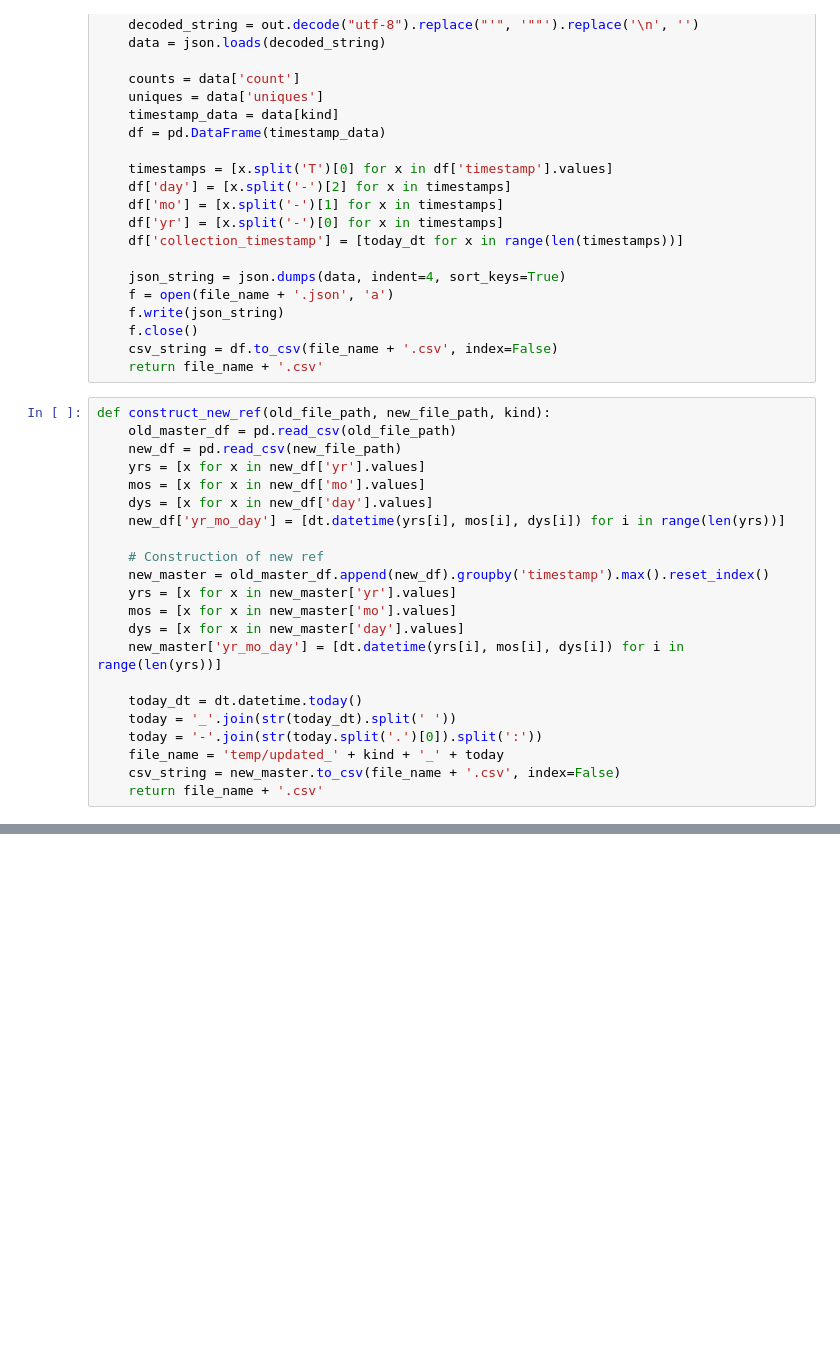
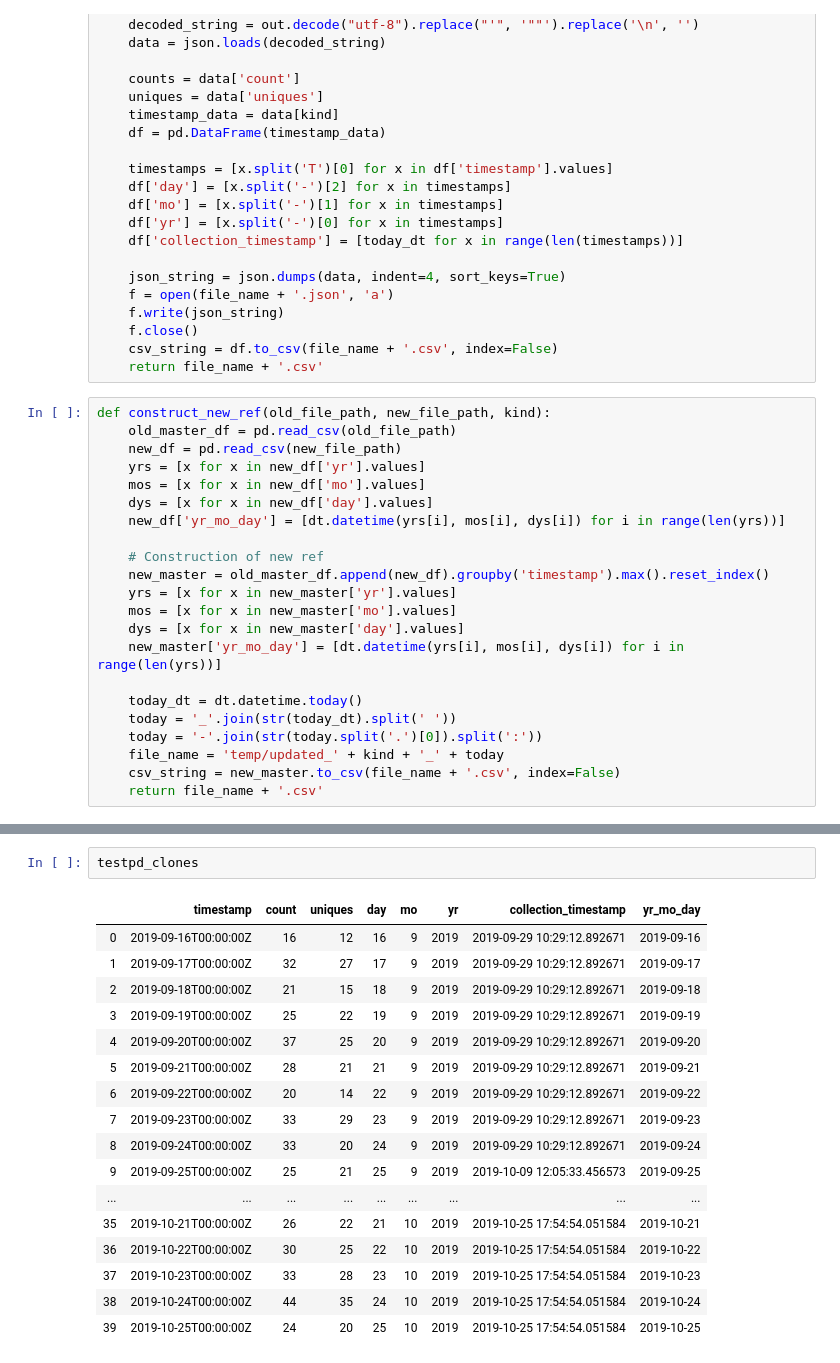
Before and after one commit to fcr3/ncappzoo_analysis, a Jupyter notebook: Dataframe_Constructor.ipynb, the cells around one changed output, grey strips where cells are left out. Drawn from its saved outputs; the diff is of its cells as text; blank space fills up the shorter version.

```diff
--- a/Dataframe_Constructor.ipynb
+++ b/Dataframe_Constructor.ipynb
@@ -77,0 +117,20 @@ new_ref = construct_new_ref(old_ref, new_file, 'views')
+# %%
+testpd_clones
+# %% [output]
+|  | timestamp | count | uniques | day | mo | yr | collection_timestamp | yr_mo_day |
+| 0 | 2019-09-16T00:00:00Z | 16 | 12 | 16 | 9 | 2019 | 2019-09-29 10:29:12.892671 | 2019-09-16 |
+| 1 | 2019-09-17T00:00:00Z | 32 | 27 | 17 | 9 | 2019 | 2019-09-29 10:29:12.892671 | 2019-09-17 |
+| 2 | 2019-09-18T00:00:00Z | 21 | 15 | 18 | 9 | 2019 | 2019-09-29 10:29:12.892671 | 2019-09-18 |
+| 3 | 2019-09-19T00:00:00Z | 25 | 22 | 19 | 9 | 2019 | 2019-09-29 10:29:12.892671 | 2019-09-19 |
+| 4 | 2019-09-20T00:00:00Z | 37 | 25 | 20 | 9 | 2019 | 2019-09-29 10:29:12.892671 | 2019-09-20 |
+| 5 | 2019-09-21T00:00:00Z | 28 | 21 | 21 | 9 | 2019 | 2019-09-29 10:29:12.892671 | 2019-09-21 |
+| 6 | 2019-09-22T00:00:00Z | 20 | 14 | 22 | 9 | 2019 | 2019-09-29 10:29:12.892671 | 2019-09-22 |
+| 7 | 2019-09-23T00:00:00Z | 33 | 29 | 23 | 9 | 2019 | 2019-09-29 10:29:12.892671 | 2019-09-23 |
+| 8 | 2019-09-24T00:00:00Z | 33 | 20 | 24 | 9 | 2019 | 2019-09-29 10:29:12.892671 | 2019-09-24 |
+| 9 | 2019-09-25T00:00:00Z | 25 | 21 | 25 | 9 | 2019 | 2019-10-09 12:05:33.456573 | 2019-09-25 |
+| ... | ... | ... | ... | ... | ... | ... | ... | ... |
+| 35 | 2019-10-21T00:00:00Z | 26 | 22 | 21 | 10 | 2019 | 2019-10-25 17:54:54.051584 | 2019-10-21 |
+| 36 | 2019-10-22T00:00:00Z | 30 | 25 | 22 | 10 | 2019 | 2019-10-25 17:54:54.051584 | 2019-10-22 |
+| 37 | 2019-10-23T00:00:00Z | 33 | 28 | 23 | 10 | 2019 | 2019-10-25 17:54:54.051584 | 2019-10-23 |
+| 38 | 2019-10-24T00:00:00Z | 44 | 35 | 24 | 10 | 2019 | 2019-10-25 17:54:54.051584 | 2019-10-24 |
+| 39 | 2019-10-25T00:00:00Z | 24 | 20 | 25 | 10 | 2019 | 2019-10-25 17:54:54.051584 | 2019-10-25 |
```
Also changed, not shown: parts of 7 cells of this notebook, 10 other files.
